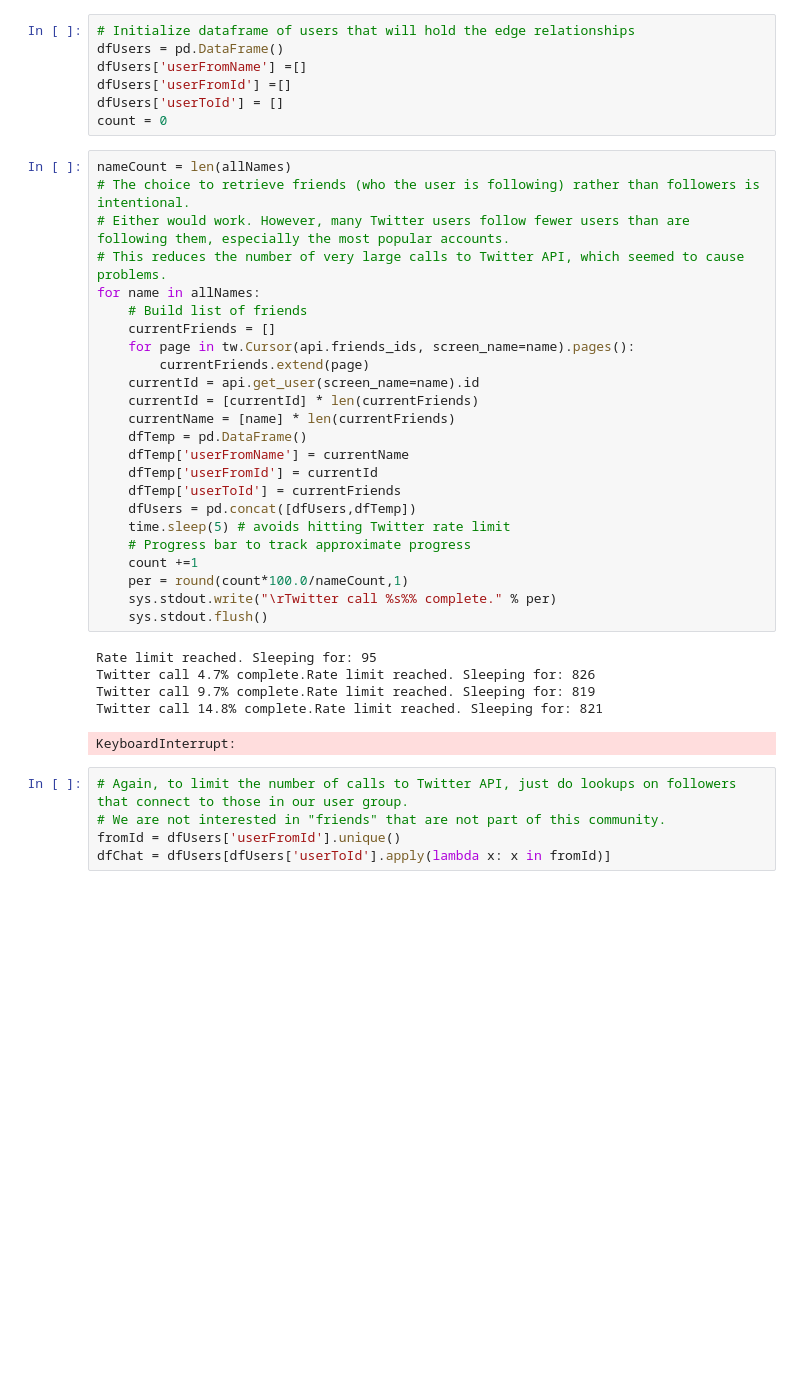
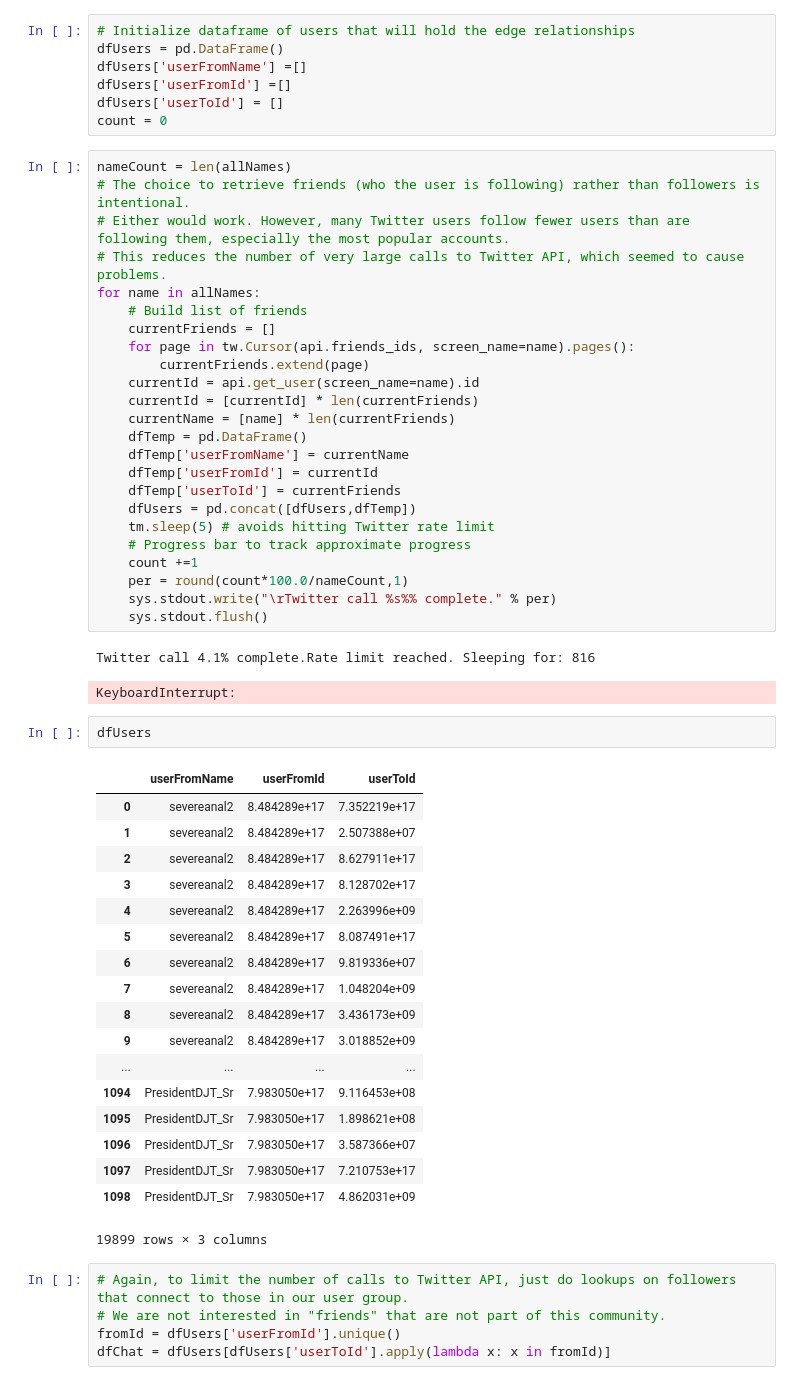
Before and after one commit to RaphaelNash/Data620_Team3, a Jupyter notebook: final_Project/twitter_thedonald.ipynb, the cells around one changed output. Cells and saved outputs as stored; diff of their text form; blank space fills up the shorter version.

```diff
--- a/final_Project/twitter_thedonald.ipynb
+++ b/final_Project/twitter_thedonald.ipynb
@@ -115,18 +114,36 @@ for name in allNames:
     dfTemp['userFromId'] = currentId
     dfTemp['userToId'] = currentFriends
     dfUsers = pd.concat([dfUsers,dfTemp])
-    time.sleep(5) # avoids hitting Twitter rate limit
+    tm.sleep(5) # avoids hitting Twitter rate limit
     # Progress bar to track approximate progress
     count +=1
     per = round(count*100.0/nameCount,1)
     sys.stdout.write("\rTwitter call %s%% complete." % per)
     sys.stdout.flush()
 # %% [output]
-Rate limit reached. Sleeping for: 95
-Twitter call 4.7% complete.Rate limit reached. Sleeping for: 826
-Twitter call 9.7% complete.Rate limit reached. Sleeping for: 819
-Twitter call 14.8% complete.Rate limit reached. Sleeping for: 821
+Twitter call 4.1% complete.Rate limit reached. Sleeping for: 816
 KeyboardInterrupt:
+# %%
+dfUsers
+# %% [output]
+|  | userFromName | userFromId | userToId |
+| 0 | severeanal2 | 8.484289e+17 | 7.352219e+17 |
+| 1 | severeanal2 | 8.484289e+17 | 2.507388e+07 |
+| 2 | severeanal2 | 8.484289e+17 | 8.627911e+17 |
+| 3 | severeanal2 | 8.484289e+17 | 8.128702e+17 |
+| 4 | severeanal2 | 8.484289e+17 | 2.263996e+09 |
+| 5 | severeanal2 | 8.484289e+17 | 8.087491e+17 |
+| 6 | severeanal2 | 8.484289e+17 | 9.819336e+07 |
+| 7 | severeanal2 | 8.484289e+17 | 1.048204e+09 |
+| 8 | severeanal2 | 8.484289e+17 | 3.436173e+09 |
+| 9 | severeanal2 | 8.484289e+17 | 3.018852e+09 |
+| ... | ... | ... | ... |
+| 1094 | PresidentDJT_Sr | 7.983050e+17 | 9.116453e+08 |
+| 1095 | PresidentDJT_Sr | 7.983050e+17 | 1.898621e+08 |
+| 1096 | PresidentDJT_Sr | 7.983050e+17 | 3.587366e+07 |
+| 1097 | PresidentDJT_Sr | 7.983050e+17 | 7.210753e+17 |
+| 1098 | PresidentDJT_Sr | 7.983050e+17 | 4.862031e+09 |
+19899 rows × 3 columns
 # %%
 # Again, to limit the number of calls to Twitter API, just do lookups on followers that connect to those in our user group.
 # We are not interested in "friends" that are not part of this community.
```
Also changed, not shown: parts of 11 cells of this notebook.
